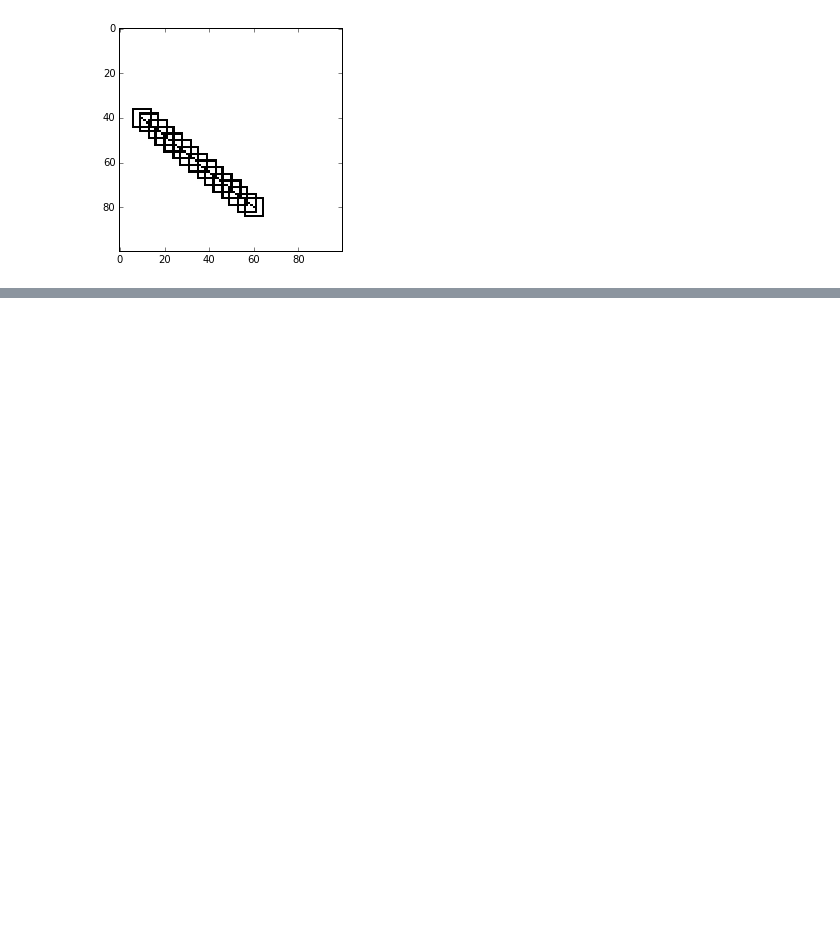
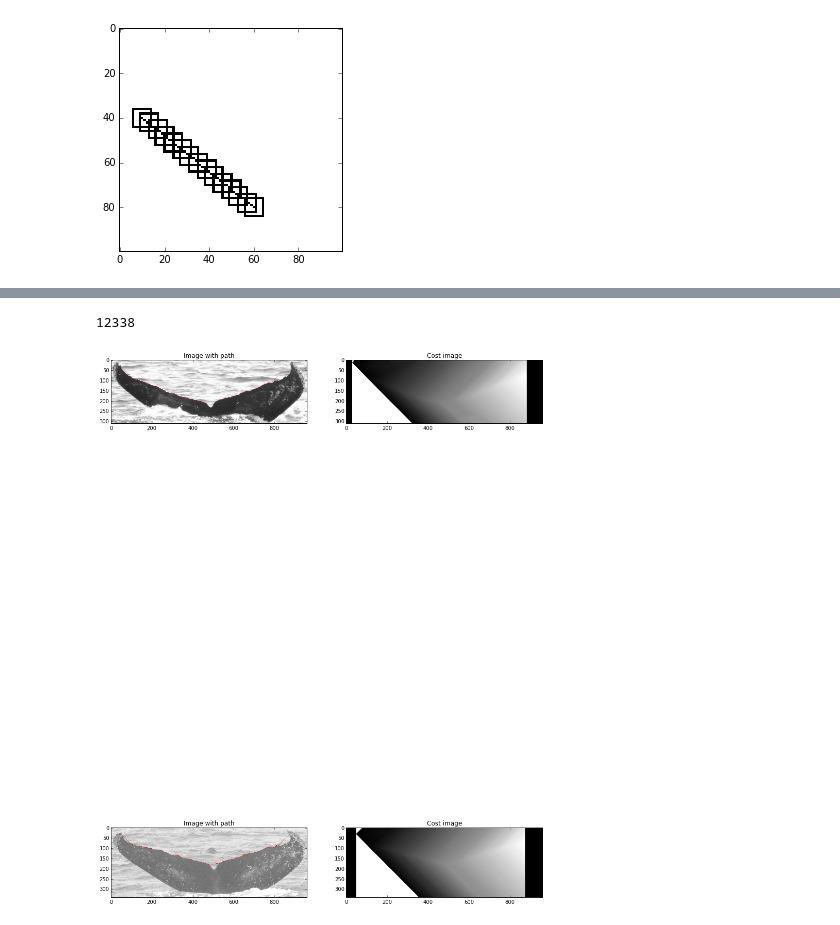
Before and after one commit to zmjjmz/thesiswork, a Jupyter notebook: edge_extract/Extract Edge.ipynb, the cells around one changed output, grey strips where cells are left out. Saved outputs shown, nothing was run; the diff lists cells and outputs as text; code cells hidden in the pictures; blank space fills up the shorter version.

Commit message:
Further work on edge extraction

```diff
--- a/edge_extract/Extract Edge.ipynb
+++ b/edge_extract/Extract Edge.ipynb
@@ -189,0 +201,32 @@ plt.imshow(test_img)
+# %%
+import cPickle as pickle
+def load_coords():
+    with open(join(dataset_loc, 'Flukes/extracted_zsl_annotations.pkl'), 'r') as f:
+        return pickle.load(f)
+coords_id_img_map = load_coords()
+# %%
+def edge_img(patch_coord, n_neighbors=7):
+    img = cv2.cvtColor(cv2.imread(join(imgs_dir, patch_coord['fn'])),cv2.COLOR_BGR2GRAY)
+    left = patch_coord['left']
+    right = patch_coord['right']
+    center = patch_coord['notch']
+
+    path, path_cost, cost_img = find_seam(img, left, right, center=center, n_neighbors=n_neighbors)
+    colored_img = color_path(img, path, left, right)
+    return colored_img, cost_img
+
+def show_edge(indv, coord_map, max_images=10):
+    fig, axarr = plt.subplots(min(len(coord_map[indv]),max_images),2, figsize=(15,30))
+    for ind, patch_coord in list(enumerate(coord_map[indv]))[:max_images]:
+        show_img, cost_img = edge_img(patch_coord, n_neighbors=3)
+        axarr[ind,0].set_title("Image with path")
+        axarr[ind,1].set_title("Cost image")
+        axarr[ind,0].imshow(show_img)
+        axarr[ind,1].imshow(cost_img)
+
+rand_indv = random.choice(coords_id_img_map.keys())
+print(rand_indv)
+show_edge(rand_indv, coords_id_img_map)
+# %% [output]
+12338
+[figure, added]
```
Also changed, not shown: parts of 5 cells of this notebook.
